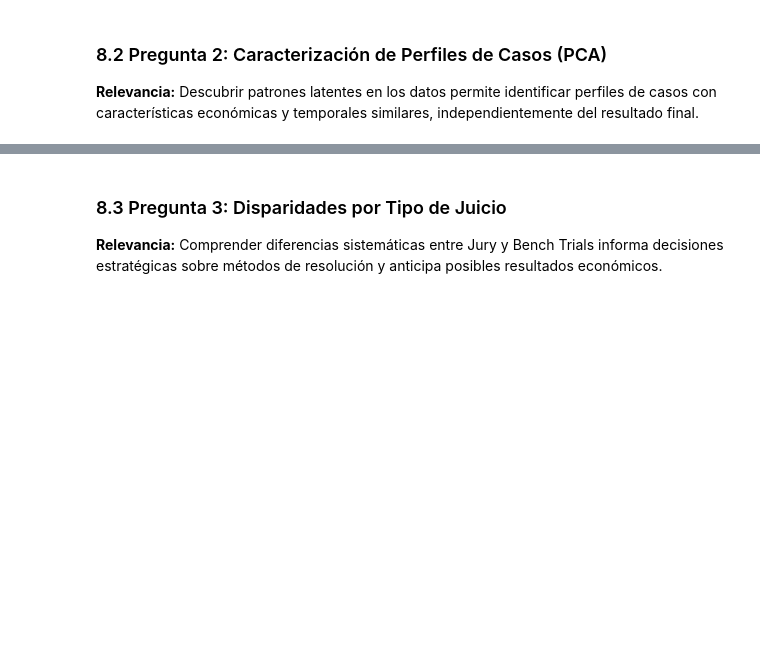
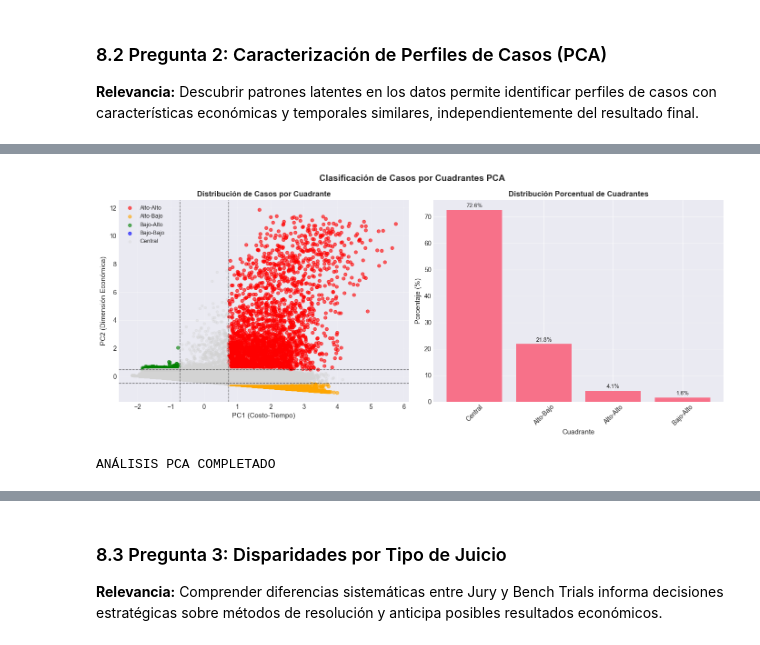
Before and after one commit to ElBrancho04/Analisis-Estadistico-Juicios-Civiles-en-EU, a Jupyter notebook: proyecto_juicios_civiles.ipynb, the cells around one changed output, grey strips where cells are left out. Saved outputs shown, nothing was run; the diff lists cells and outputs as text; code cells hidden in the pictures; blank space fills up the shorter version.

```diff
--- a/proyecto_juicios_civiles.ipynb
+++ b/proyecto_juicios_civiles.ipynb
@@ -1415,0 +1638,51 @@ ANÁLISIS PCA COMPLETADO
+# %%
+# Visualización de cuadrantes PCA
+fig, axes = plt.subplots(1, 2, figsize=(14, 6))
+fig.suptitle('Clasificación de Casos por Cuadrantes PCA', fontsize=14, fontweight='bold')
+
+# 1. Scatter plot con colores por cuadrante
+colores_cuadrantes = {
+    'Alto-Alto': 'red',
+    'Alto-Bajo': 'orange',
+    'Bajo-Alto': 'green',
+    'Bajo-Bajo': 'blue',
+    'Central': 'lightgray'
+}
+
+for cuadrante, color in colores_cuadrantes.items():
+    subset = df_pca_detallado[df_pca_detallado['Cuadrante'] == cuadrante]
+    axes[0].scatter(subset['PC1'], subset['PC2'], alpha=0.3 if cuadrante == 'Central' else 0.6,
+                   s=15 if cuadrante == 'Central' else 25, color=color, label=cuadrante)
+
+# Líneas de umbral
+axes[0].axhline(y=umbral_pc2, color='black', linestyle='--', linewidth=1, alpha=0.5)
+axes[0].axhline(y=-umbral_pc2, color='black', linestyle='--', linewidth=1, alpha=0.5)
+axes[0].axvline(x=umbral_pc1, color='black', linestyle='--', linewidth=1, alpha=0.5)
+axes[0].axvline(x=-umbral_pc1, color='black', linestyle='--', linewidth=1, alpha=0.5)
+
+axes[0].set_xlabel('PC1 (Costo-Tiempo)', fontsize=11)
+axes[0].set_ylabel('PC2 (Dimensión Económica)', fontsize=11)
+axes[0].set_title('Distribución de Casos por Cuadrante', fontweight='bold')
+axes[0].legend(loc='best', fontsize=9)
+axes[0].grid(True, alpha=0.3)
+
+# 2. Distribución porcentual de cuadrantes
+distribucion = df_pca_detallado['Cuadrante'].value_counts(normalize=True) * 100
+bars = axes[1].bar(distribucion.index, distribucion.values)
+axes[1].set_xlabel('Cuadrante', fontsize=11)
+axes[1].set_ylabel('Porcentaje (%)', fontsize=11)
+axes[1].set_title('Distribución Porcentual de Cuadrantes', fontweight='bold')
+axes[1].tick_params(axis='x', rotation=45)
+
+# Añadir valores en las barras
+for bar, valor in zip(bars, distribucion.values):
+    axes[1].text(bar.get_x() + bar.get_width()/2, bar.get_height() + 0.5,
+                f'{valor:.1f}%', ha='center', va='bottom', fontsize=9)
+
+plt.tight_layout()
+plt.show()
+
+print("\nANÁLISIS PCA COMPLETADO")
+# %% [output]
+[figure, added]
+ANÁLISIS PCA COMPLETADO
```
Also changed, not shown: parts of 22 cells of this notebook.
